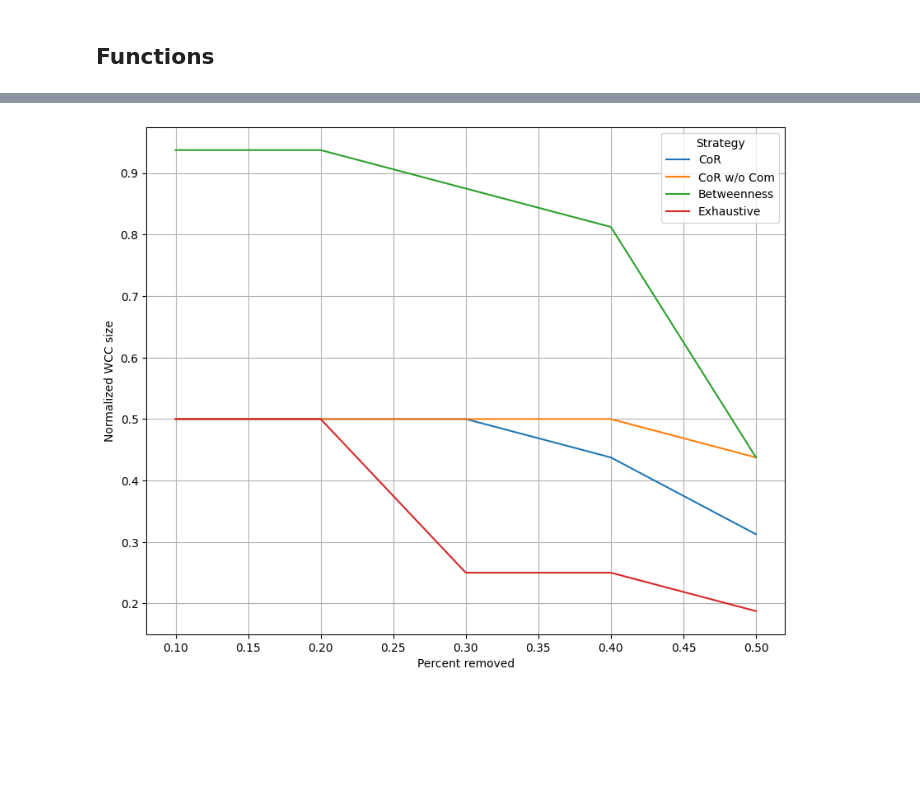
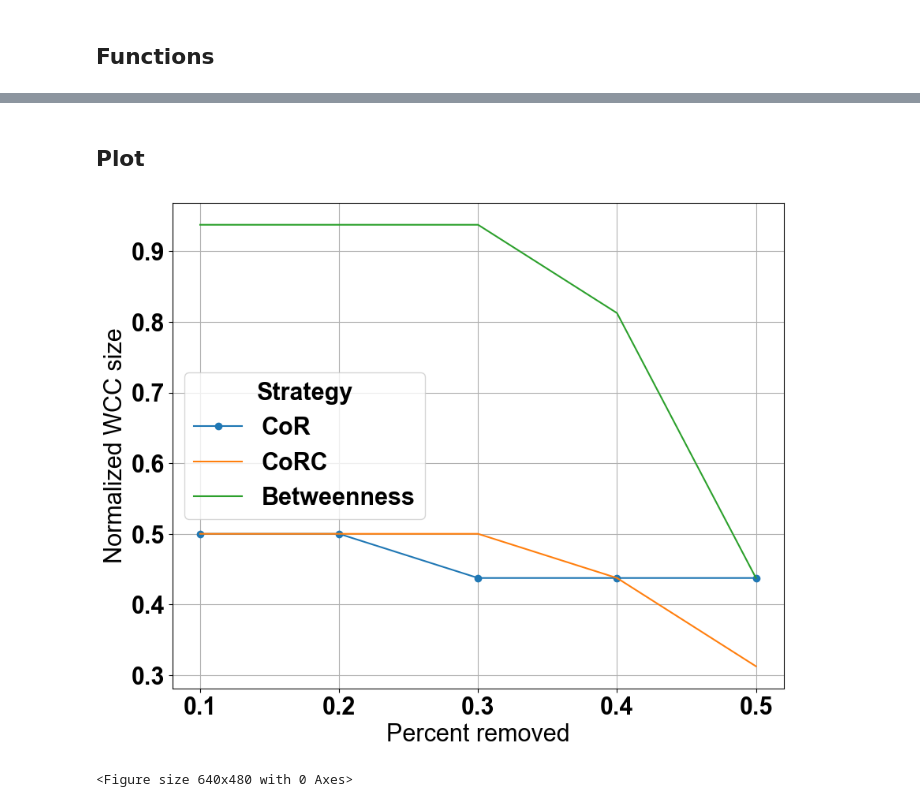
Before and after one commit to gioguarnieri/CoR, a Jupyter notebook: test.ipynb, the cells around one changed output, grey strips where cells are left out. Cells and saved outputs as stored; diff of their text form; code cells hidden in the pictures; blank space fills up the shorter version.

Commit message:
editing to add the results of the São Paulo analysis and small grid analysis

```diff
--- a/test.ipynb
+++ b/test.ipynb
@@ -216,0 +238,2 @@ graph.add_edges_from(G.edges(data=True))
+# %%
+df, _ = calculations(graph)
@@ -241,24 +443,0 @@ df = calculations(graph)
-# %%
-ii = 0
-total_wccs = []
-for j in percents:
-    remove = int(j*graph.number_of_edges())
-    topcor = df[0].sort_values(by = "Cost", ascending = False).head(remove).index
-    H = nx.DiGraph.copy(graph)
-    H.remove_edges_from(topcor)
-    wccs = []
-    for i in nx.weakly_connected_components(H):
-        wccs.append(len(i))
-    total_wccs.append(max(wccs)/graph.number_of_nodes())
-# %%
-ii = 0
-total_wccs_SP = []
-for j in percents:
-    remove = int(j*graph.number_of_edges())
-    topSP = df[0].sort_values(by = "SP_inverse", ascending = False).head(remove).index
-    H = nx.DiGraph.copy(graph)
-    H.remove_edges_from(topSP)
-    wccs = []
-    for i in nx.weakly_connected_components(H):
-        wccs.append(len(i))
-    total_wccs_SP.append(max(wccs)/graph.number_of_nodes())
@@ -285,14 +444,3 @@ df[0]
-# %%
-total_wccs_bet = []
-for j in percents:
-    remove = int(j*graph.number_of_edges())
-    topbet = df[0].sort_values(by = "Betweenness", ascending = False).head(remove).index
-    H = nx.DiGraph.copy(graph)
-    H.remove_edges_from(topbet)
-    wccs = []
-    for i in nx.weakly_connected_components(H):
-        wccs.append(len(i))
-    total_wccs_bet.append(max(wccs)/graph.number_of_nodes())
 # %%
 sizes = []
 for i in dict_result:
@@ -300,13 +575,17 @@ for i in dict_result:
+# %% [markdown]
+## Plot
 # %%
 plt.figure(figsize=(10,8))
-plt.plot(percents, total_wccs, label = "CoR")
-plt.plot(percents, total_wccs_SP, label = "CoR w/o Com")
+plt.plot(percents, total_wccs_SP, '-o', label = "CoR")
+plt.plot(percents, total_wccs, label = "CoRC")
 plt.plot(percents, total_wccs_bet, label = "Betweenness")
-plt.plot(percents, sizes, label = "Exhaustive")
+# plt.plot(percents, sizes, label = "Exhaustive")
 plt.ylabel("Normalized WCC size")
 plt.xlabel("Percent removed")
 plt.grid()
 plt.legend(title= "Strategy")
 plt.show()
+plt.savefig("Results/Paper/small_grid2_wccs.pdf")
 # %% [output]
-[figure, old version]
+[figure, new version]
+<Figure size 640x480 with 0 Axes>
```
Also changed, not shown: parts of 35 cells of this notebook, 21 other files.
